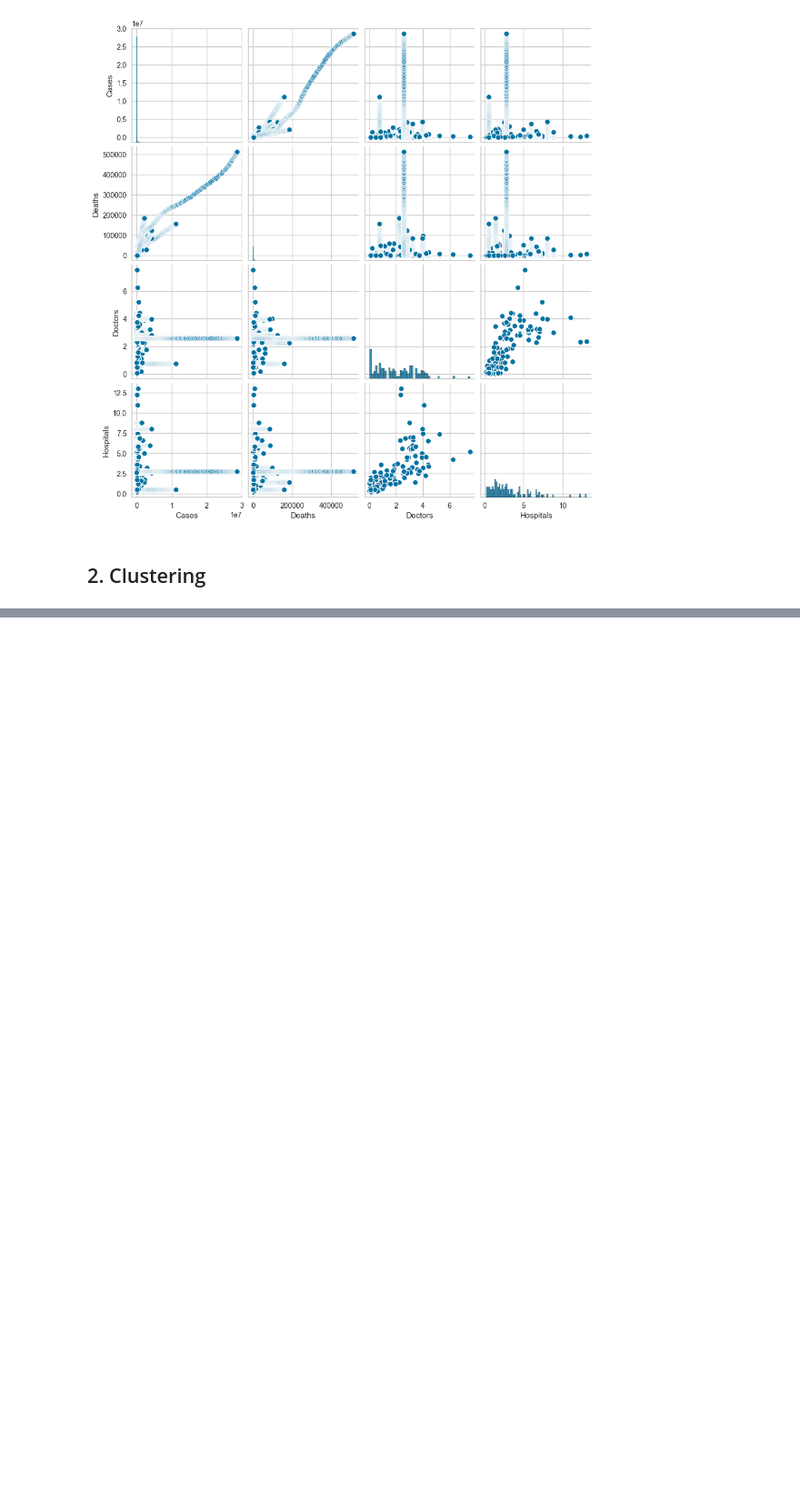
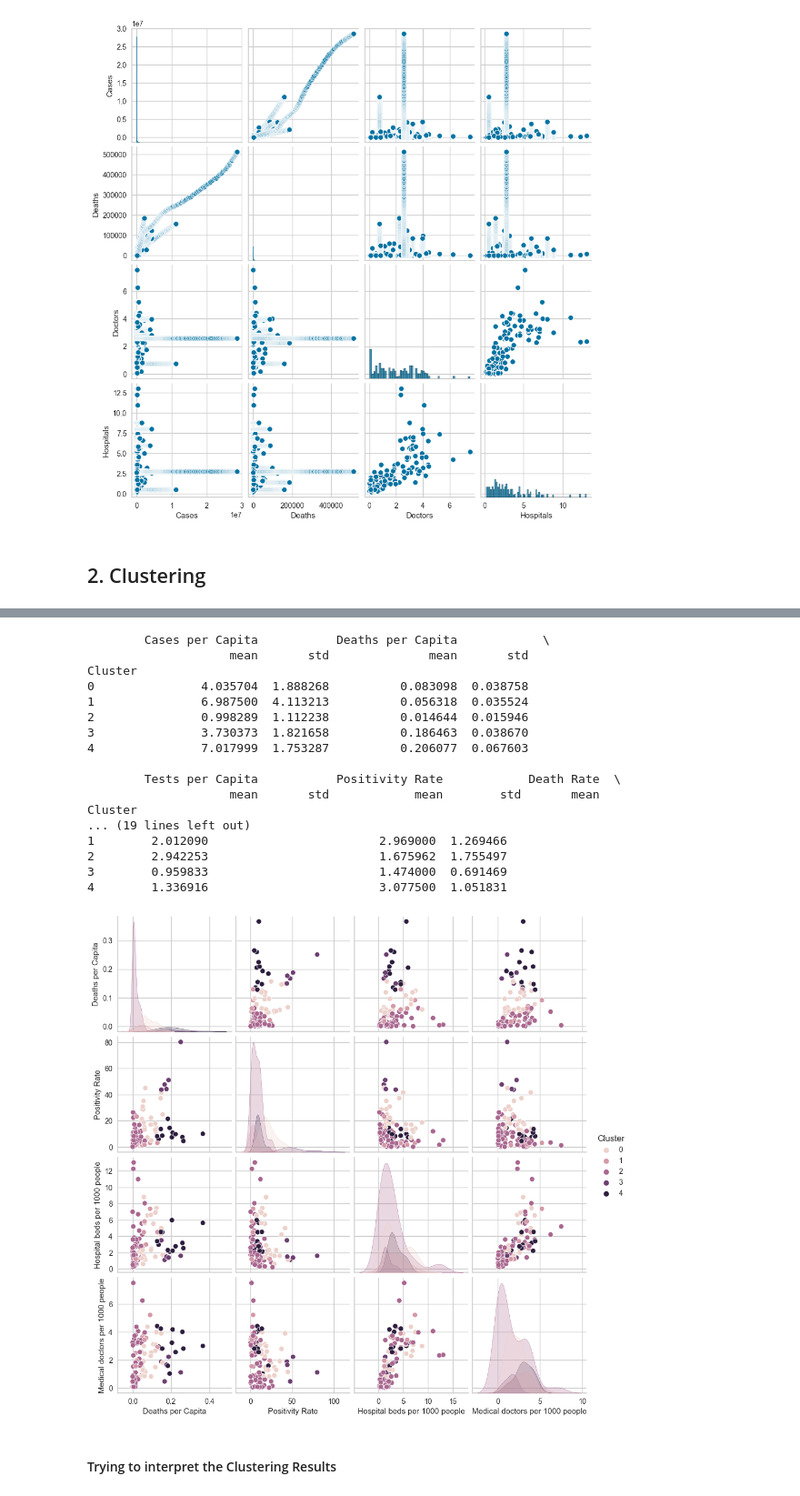
Before and after one commit to iloudaros/CoVID-Findings-Project, a Jupyter notebook: CoVID19_findings.ipynb, the cells around one changed output, grey strips where cells are left out. Shown at 91% size. Drawn from its saved outputs; the diff is of its cells as text; code cells hidden in the pictures; blank space fills up the shorter version.

```diff
--- a/CoVID19_findings.ipynb
+++ b/CoVID19_findings.ipynb
@@ -299,0 +396,24 @@ country_features['Death Rate'] = country_features['Deaths'] / country_features['
+# %%
+# We run KMeans with optimal k=4 and then add the cluster labels to the dataframe (using a scaled dataset)
+kmeans_scaled = KMeans(n_clusters=5, n_init=10)
+kmeans_scaled.fit(country_features_scaled)
+country_features_scaled = country_features.copy()
+country_features_scaled['Cluster'] = kmeans_scaled.labels_
+
+
+#Presenting the scaled clusters
+print("----------------Cluster 0----------------------")
+# print(country_features_scaled[country_features_scaled['Cluster'] == 0]['Entity'])
+print("Cluster 0 contains",country_features_scaled[country_features_scaled['Cluster'] == 0]['Entity'].count(),"countries")
+
+print("----------------Cluster 1----------------------")
+# print(country_features_scaled[country_features_scaled['Cluster'] == 1]['Entity'])
+print("Cluster 1 contains",country_features_scaled[country_features_scaled['Cluster'] == 1]['Entity'].count(),"countries")
+
+print("----------------Cluster 2----------------------")
+# print(country_features_scaled[country_features_scaled['Cluster'] == 2]['Entity'])
+print("Cluster 2 contains",country_features_scaled[country_features_scaled['Cluster'] == 2]['Entity'].count(),"countries")
+
+print("----------------Cluster 3----------------------")
+# print(country_features_scaled[country_features_scaled['Cluster'] == 3]['Entity'])
+print("Cluster 3 contains",country_features_scaled[country_features_scaled['Cluster'] == 3]['Entity'].count(),"countries")
@@ -299,0 +429,30 @@ country_features['Death Rate'] = country_features['Deaths'] / country_features['
+# %%
+# Getting some statistics about the clusters
+print(country_features_scaled.groupby('Cluster').agg({'Cases per Capita': ['mean', 'std'], 'Deaths per Capita': ['mean', 'std'], 'Tests per Capita': ['mean', 'std'], 'Positivity Rate': ['mean', 'std'], 'Death Rate': ['mean', 'std'], 'GDP/Capita': ['mean', 'std'], 'Hospital beds per 1000 people': ['mean', 'std'], 'Medical doctors per 1000 people': ['mean', 'std']}))
+
+# Visualize the clusters
+sns.pairplot(country_features_scaled, hue='Cluster', vars=['Cases per Capita', 'Deaths per Capita', 'Tests per Capita', 'Positivity Rate', 'Death Rate', 'GDP/Capita', 'Hospital beds per 1000 people', 'Medical doctors per 1000 people'])
+
+# Export the clusters to a csv file
+country_features_scaled.to_csv('exports/clusters.csv', index=False)
+# %% [output]
+        Cases per Capita           Deaths per Capita            \
+                    mean       std              mean       std
+Cluster
+0               4.035704  1.888268          0.083098  0.038758
+1               6.987500  4.113213          0.056318  0.035524
+2               0.998289  1.112238          0.014644  0.015946
+3               3.730373  1.821658          0.186463  0.038670
+4               7.017999  1.753287          0.206077  0.067603
+
+        Tests per Capita           Positivity Rate            Death Rate  \
+                    mean       std            mean        std       mean
+Cluster
+... (19 lines left out)
+1        2.012090                        2.969000  1.269466
+2        2.942253                        1.675962  1.755497
+3        0.959833                        1.474000  0.691469
+4        1.336916                        3.077500  1.051831
+[figure, added]
+# %% [markdown]
+#### Trying to interpret the Clustering Results
```
Also changed, not shown: parts of 12 cells of this notebook, 4 other files.
